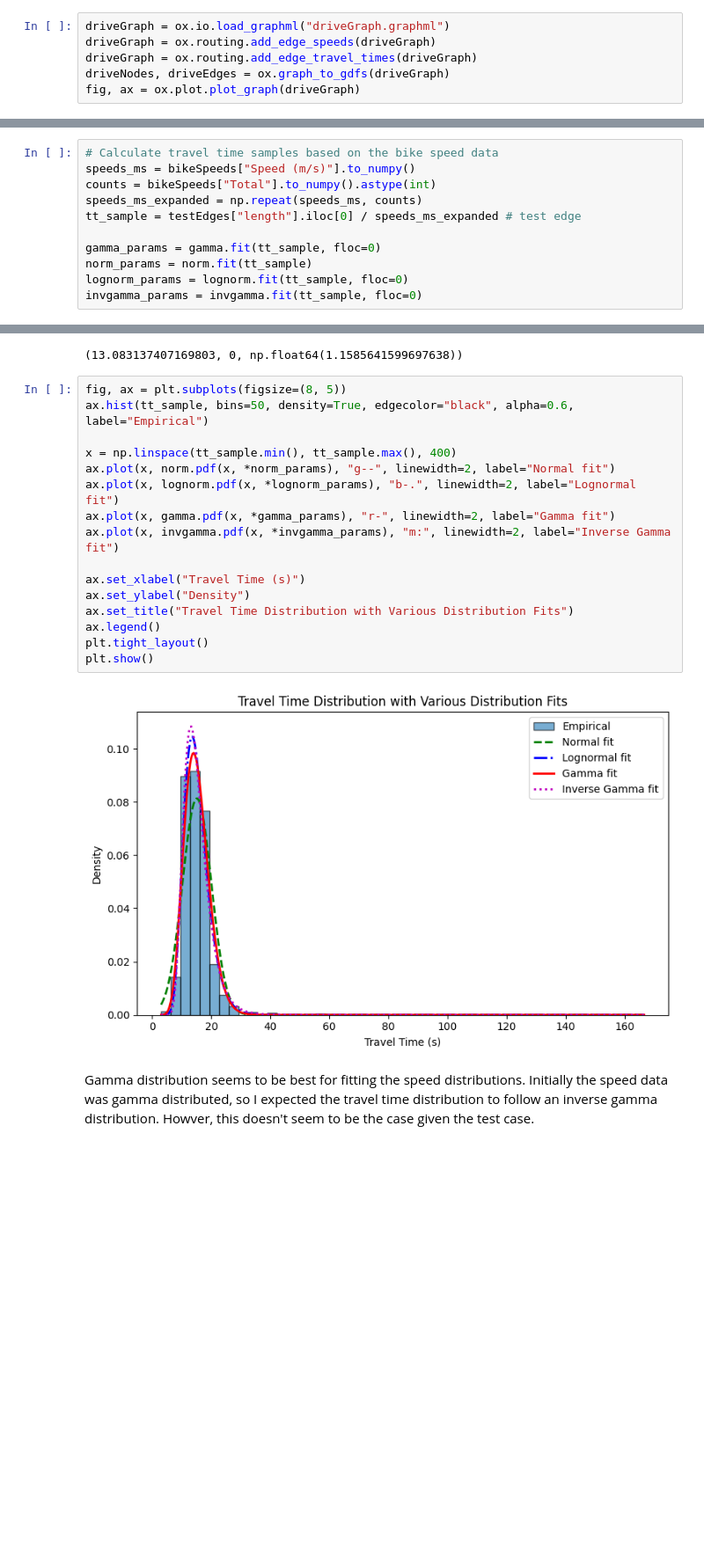
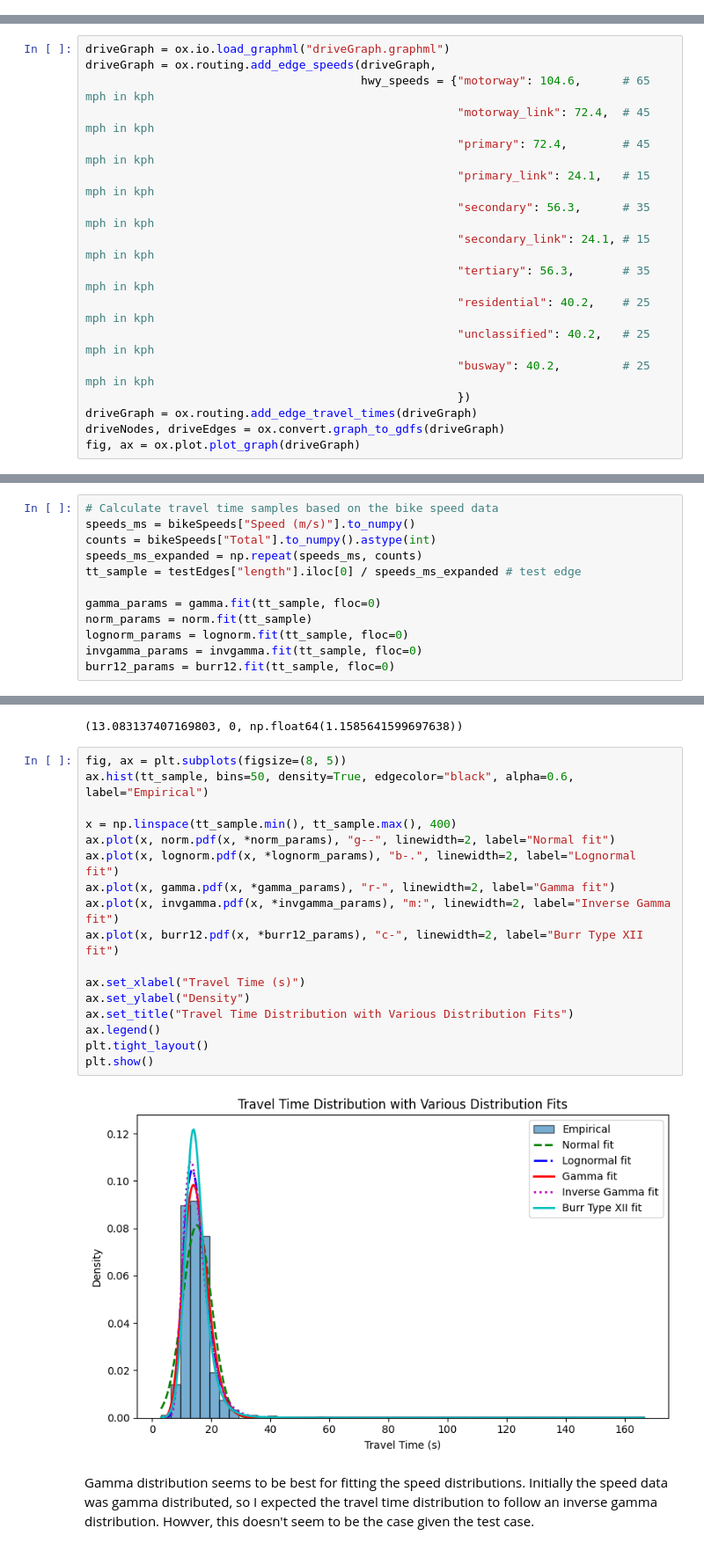
Before and after one commit to darpitydarp/ECI-253, a Jupyter notebook: Final Project/ECI 253 Final Project.ipynb, the cells around one changed output, grey strips where cells are left out. Shown at 88% size. Drawn from its saved outputs; the diff is of its cells as text; blank space fills up the shorter version.

```diff
--- a/Final Project/ECI 253 Final Project.ipynb
+++ b/Final Project/ECI 253 Final Project.ipynb
@@ -78,8 +74,2 @@ bikeM.save("bikeMap.html")
 # %% [markdown]
 ### Driving Network
-# %%
-driveGraph = ox.io.load_graphml("driveGraph.graphml")
-driveGraph = ox.routing.add_edge_speeds(driveGraph)
-driveGraph = ox.routing.add_edge_travel_times(driveGraph)
-driveNodes, driveEdges = ox.graph_to_gdfs(driveGraph)
-fig, ax = ox.plot.plot_graph(driveGraph)
@@ -91,0 +76,17 @@ driveM.save("driveMap.html")
+# %%
+driveGraph = ox.io.load_graphml("driveGraph.graphml")
+driveGraph = ox.routing.add_edge_speeds(driveGraph,
+                                        hwy_speeds = {"motorway": 104.6,      # 65 mph in kph
+                                                      "motorway_link": 72.4,  # 45 mph in kph
+                                                      "primary": 72.4,        # 45 mph in kph
+                                                      "primary_link": 24.1,   # 15 mph in kph
+                                                      "secondary": 56.3,      # 35 mph in kph
+                                                      "secondary_link": 24.1, # 15 mph in kph
+                                                      "tertiary": 56.3,       # 35 mph in kph
+                                                      "residential": 40.2,    # 25 mph in kph
+                                                      "unclassified": 40.2,   # 25 mph in kph
+                                                      "busway": 40.2,         # 25 mph in kph
+                                                      })
+driveGraph = ox.routing.add_edge_travel_times(driveGraph)
+driveNodes, driveEdges = ox.convert.graph_to_gdfs(driveGraph)
+fig, ax = ox.plot.plot_graph(driveGraph)
@@ -149,6 +152,7 @@ gamma_params = gamma.fit(tt_sample, floc=0)
 norm_params = norm.fit(tt_sample)
 lognorm_params = lognorm.fit(tt_sample, floc=0)
 invgamma_params = invgamma.fit(tt_sample, floc=0)
+burr12_params = burr12.fit(tt_sample, floc=0)
 # %%
 gamma_params
 # %% [output]
@@ -156,21 +160,22 @@ gamma_params
 # %%
 fig, ax = plt.subplots(figsize=(8, 5))
 ax.hist(tt_sample, bins=50, density=True, edgecolor="black", alpha=0.6, label="Empirical")
 
 x = np.linspace(tt_sample.min(), tt_sample.max(), 400)
 ax.plot(x, norm.pdf(x, *norm_params), "g--", linewidth=2, label="Normal fit")
 ax.plot(x, lognorm.pdf(x, *lognorm_params), "b-.", linewidth=2, label="Lognormal fit")
 ax.plot(x, gamma.pdf(x, *gamma_params), "r-", linewidth=2, label="Gamma fit")
 ax.plot(x, invgamma.pdf(x, *invgamma_params), "m:", linewidth=2, label="Inverse Gamma fit")
+ax.plot(x, burr12.pdf(x, *burr12_params), "c-", linewidth=2, label="Burr Type XII fit")
 
 ax.set_xlabel("Travel Time (s)")
 ax.set_ylabel("Density")
 ax.set_title("Travel Time Distribution with Various Distribution Fits")
 ax.legend()
 plt.tight_layout()
 plt.show()
 # %% [output]
-[figure, old version]
+[figure, new version]
 # %% [markdown]
 Gamma distribution seems to be best for fitting the speed distributions. Initially the speed data was gamma distributed, so I expected the travel time distribution to follow an inverse gamma distribution. Howver, this doesn't seem to be the case given the test case.
 # %% [markdown]
```
Also changed, not shown: parts of 100 cells of this notebook, 16 other files.
